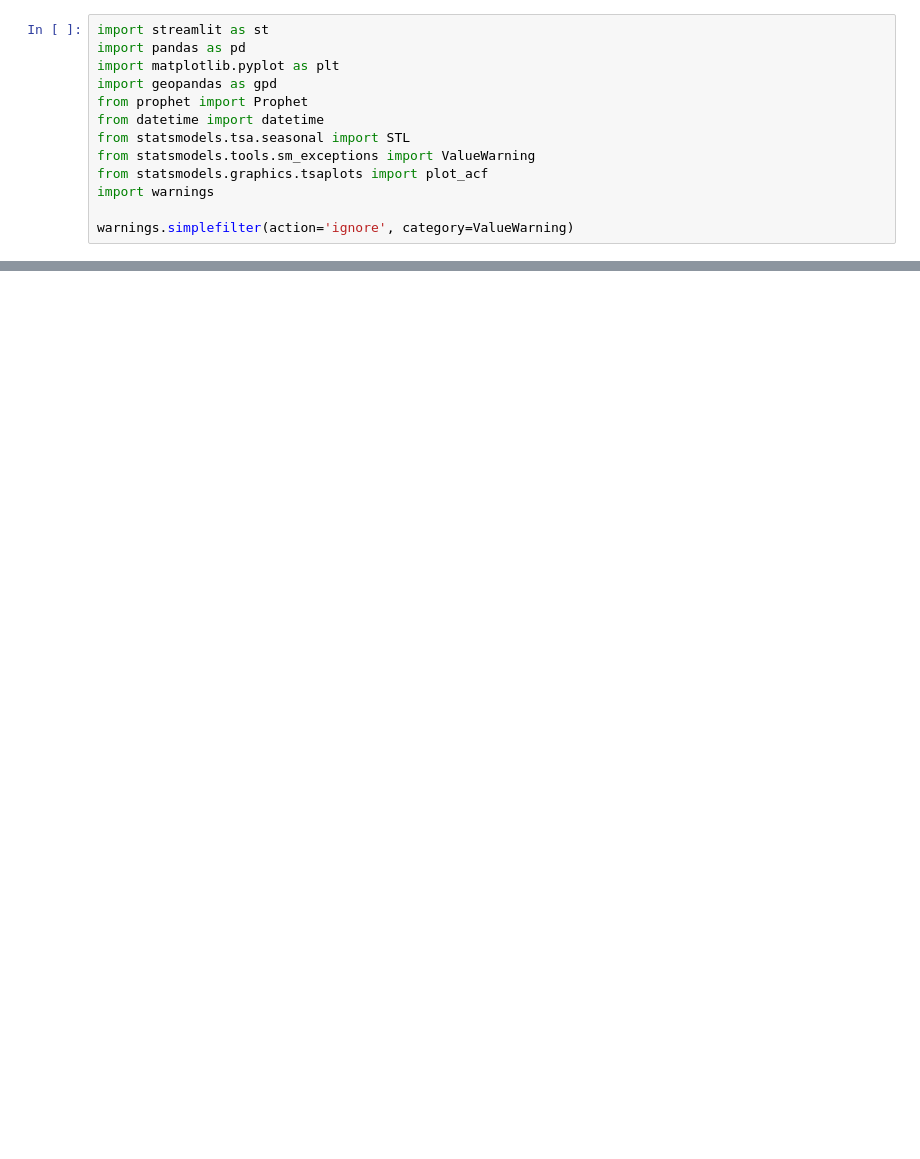
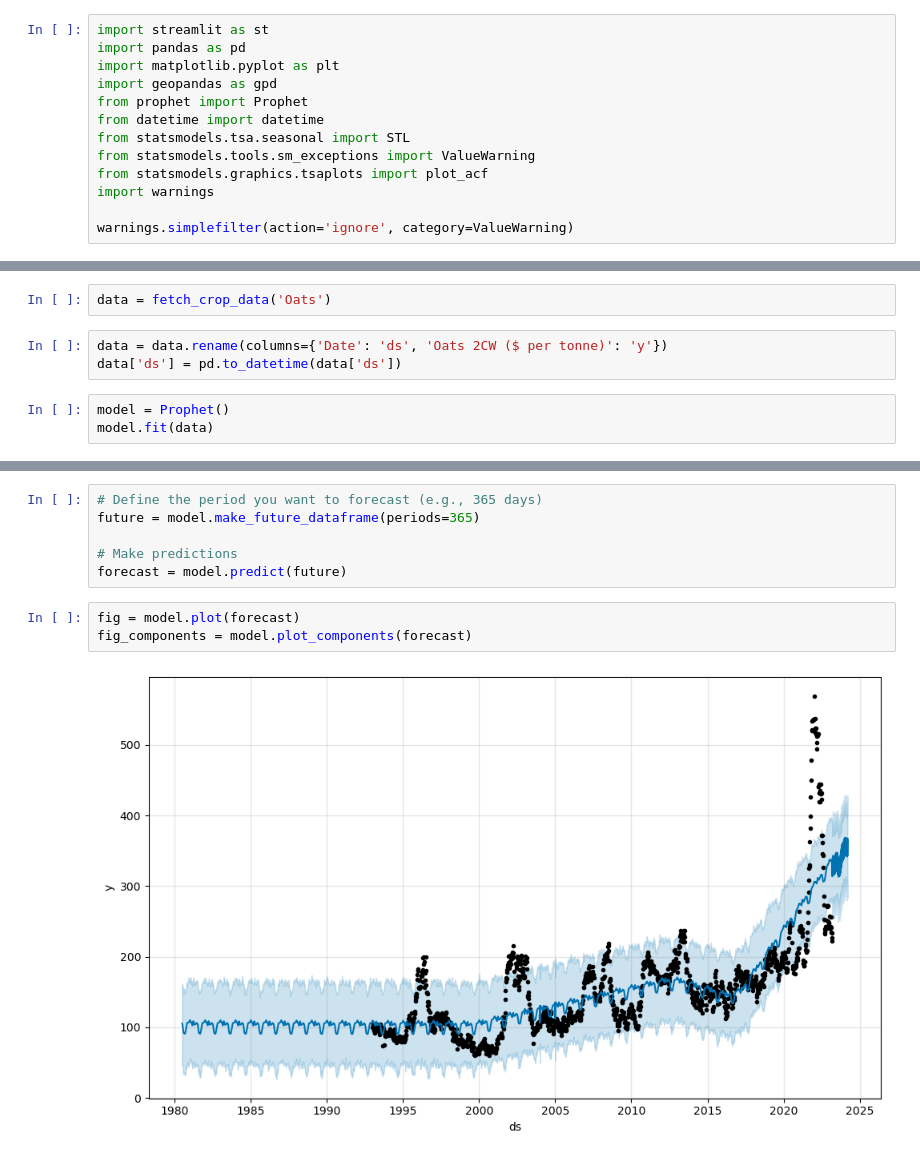
Before and after one commit to Metaluv/Palette_Training, a Jupyter notebook: Palette_Training_5-main/Assignment_5_v7.ipynb, the cells around one changed output, grey strips where cells are left out. Saved outputs shown, nothing was run; the diff lists cells and outputs as text; blank space fills up the shorter version.

```diff
--- a/Palette_Training_5-main/Assignment_5_v7.ipynb
+++ b/Palette_Training_5-main/Assignment_5_v7.ipynb
@@ -92,0 +144,8 @@ plt.show()
+# %%
+data = fetch_crop_data('Oats')
+# %%
+data = data.rename(columns={'Date': 'ds', 'Oats 2CW ($ per tonne)': 'y'})
+data['ds'] = pd.to_datetime(data['ds'])
+# %%
+model = Prophet()
+model.fit(data)
@@ -92,0 +167,11 @@ plt.show()
+# %%
+# Define the period you want to forecast (e.g., 365 days)
+future = model.make_future_dataframe(periods=365)
+
+# Make predictions
+forecast = model.predict(future)
+# %%
+fig = model.plot(forecast)
+fig_components = model.plot_components(forecast)
+# %% [output]
+[figure, added]
```
Also changed, not shown: parts of 22 cells of this notebook, 5 other files.
